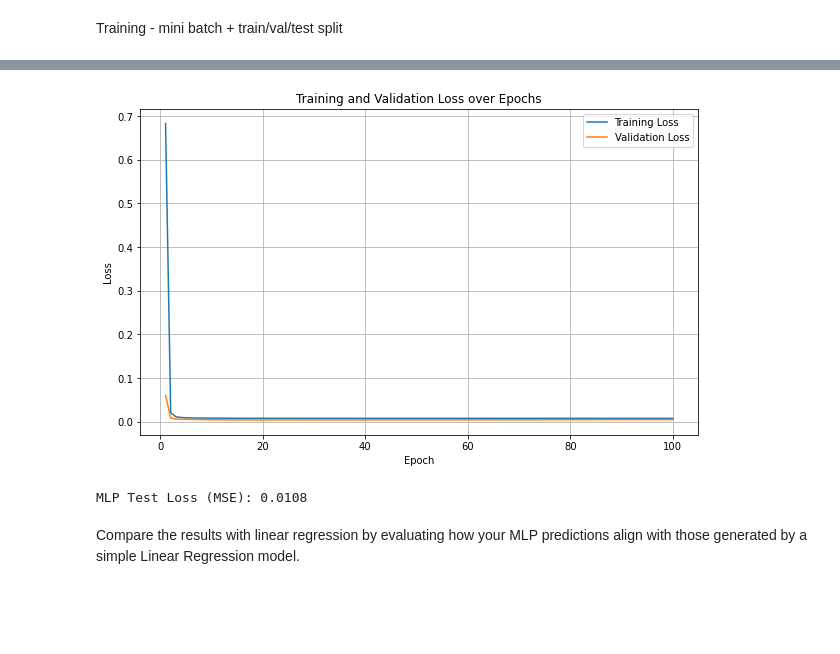
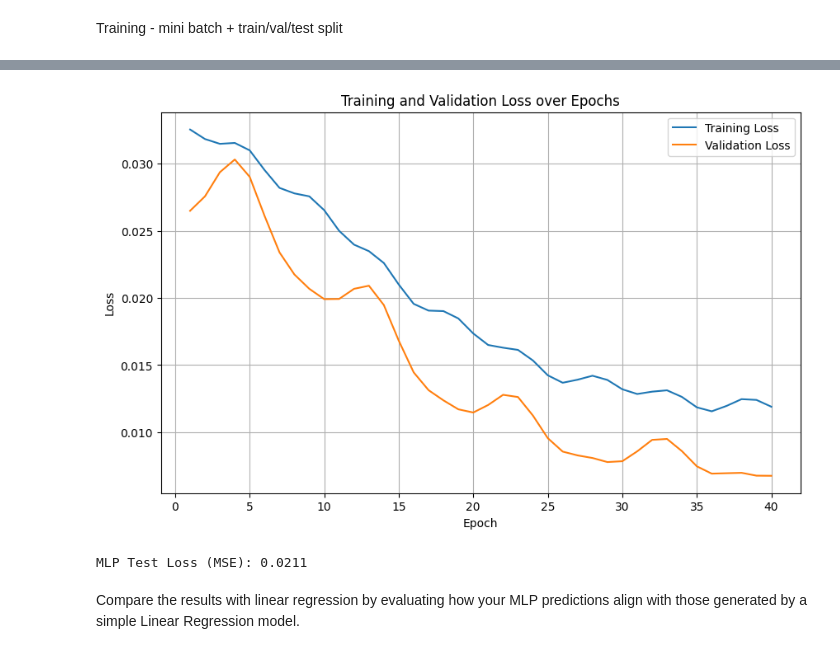
Before and after one commit to dpkass/HHU-Master-Deep-Learning, a Jupyter notebook: Exercises/Assignment 2 - Train an MLP Regressor/train_mlp.ipynb, the cells around one changed output, grey strips where cells are left out. Cells and saved outputs as stored; diff of their text form; code cells hidden in the pictures; blank space fills up the shorter version.

```diff
--- a/Exercises/Assignment 2 - Train an MLP Regressor/train_mlp.ipynb
+++ b/Exercises/Assignment 2 - Train an MLP Regressor/train_mlp.ipynb
@@ -253,19 +258,27 @@ indices = list(range(len(X)))
 random.shuffle(indices)
 
 # Split the indices into 80% train, 10% validation, 10% test in order provided by indices.
-X_train, y_train = 0, 0 # To be filled
-X_val, y_val = 0, 0 # To be filled
-X_test, y_test = 0, 0 # To be filled
+i1 = int(0.8 * len(indices))
+i2 = int(0.9 * len(indices))
+
+train_indices = indices[:i1]
+val_indices = indices[i1:i2]
+test_indices = indices[i2:]
+
+X_train, y_train = X[train_indices], y[train_indices]
+X_val, y_val = X[val_indices], y[val_indices]
+X_test, y_test = X[test_indices], y[test_indices]
+
 
 # Define the model
-model = MLP(3, [..,  1]) # to be filled. Try different architectures up to three hidden layers.
+model = MLP(3, [4, 3, 1]) # to be filled. Try different architectures up to three hidden layers.
 
 # Get the parameters
 parameters = model.parameters()
 
 # Hyperparameters
-lr = 0  # To be filled. Try different learning rates.
-num_epochs = 0  # To be filled. Try different number of epochs.
+lr = 1e-5  # To be filled. Try different learning rates.
+num_epochs = 40  # To be filled. Try different number of epochs.
 batch_size = 8
 
 # Lists to store losses for plotting
@@ -279,7 +292,22 @@ for epoch in range(num_epochs):
     total_loss = 0
 
     for batch_idx in range(num_batches):
-       pass # Here the lacking code should be included...
+        start_idx = batch_idx * batch_size
+        end_idx = (batch_idx + 1) * batch_size
+
+        batch_X = X_train[start_idx:end_idx]
+        batch_y = y_train[start_idx:end_idx]
+
+        for x_i, y_i in zip(batch_X, batch_y):
+            x_values = [Value(x) for x in x_i]
+            y_pred = model(x_values)
+
+            loss = (y_pred - Value(y_i)) ** 2
+            total_loss += loss.data
+            loss.backward()
+
+            for param in parameters:
+                param.data -= lr * param.grad
     avg_loss = total_loss / len(X_train)
     train_losses.append(avg_loss)
     print(f"Epoch {epoch + 1}, Training Loss: {avg_loss:.4f}")
@@ -338,5 +366,5 @@ Validation Loss: 0.0049
-[figure, old version]
+[figure, new version]
-MLP Test Loss (MSE): 0.0108
+MLP Test Loss (MSE): 0.0211
 # %% [markdown]
 Compare the results with linear regression by evaluating how your MLP predictions align with those generated by a simple Linear Regression model.
 # %%
```
Also changed, not shown: parts of 3 cells of this notebook.
